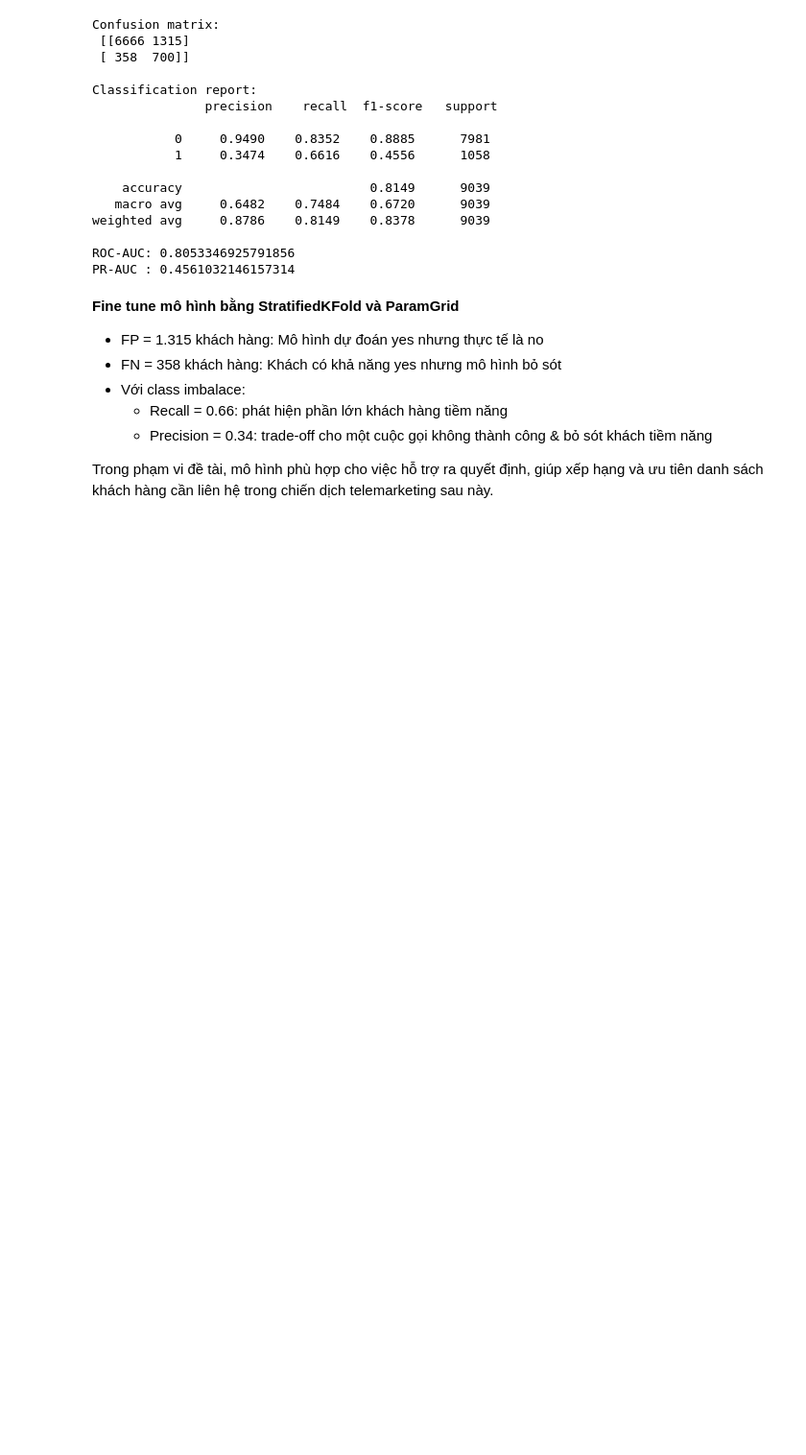
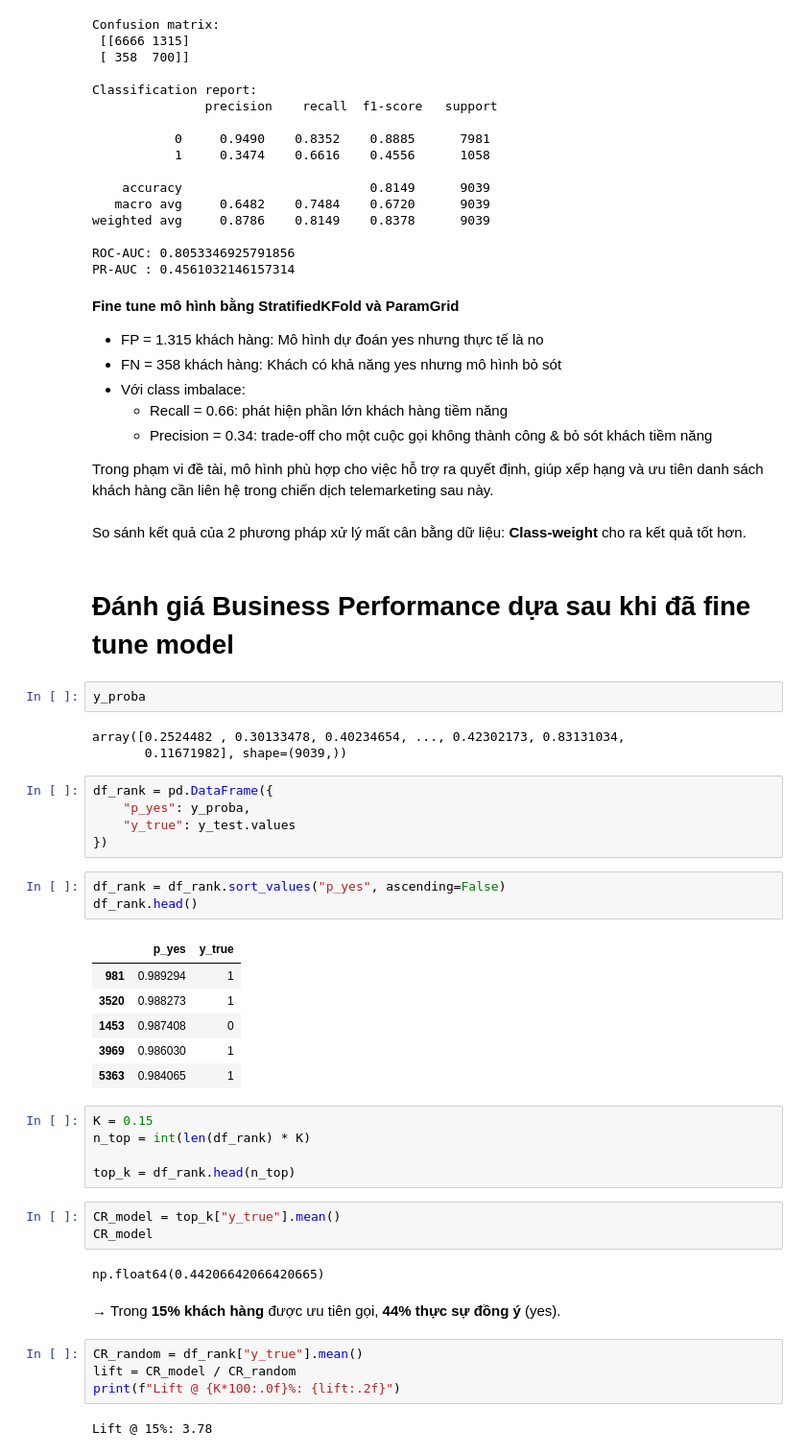
Before and after one commit to NguyenPhanNhatLan/DM, a Jupyter notebook: notebooks/gradient_boosting.ipynb, the cells around one changed output. Shown: that part at 96% size. Cells and saved outputs as stored; diff of their text form; blank space fills up the shorter version.

Commit message:
business performance gradient boosting

```diff
--- a/notebooks/gradient_boosting.ipynb
+++ b/notebooks/gradient_boosting.ipynb
@@ -332,3 +335,45 @@ PR-AUC : 0.4561032146157314
     - Precision = 0.34: trade-off cho một cuộc gọi không thành công & bỏ sót khách tiềm năng
 
 Trong phạm vi đề tài, mô hình phù hợp cho việc hỗ trợ ra quyết định, giúp xếp hạng và ưu tiên danh sách khách hàng cần liên hệ trong chiến dịch telemarketing sau này.
+# %% [markdown]
+So sánh kết quả của 2 phương pháp xử lý mất cân bằng dữ liệu: **Class-weight** cho ra kết quả tốt hơn.
+# %% [markdown]
+# Đánh giá Business Performance dựa sau khi đã fine tune model
+# %%
+y_proba
+# %% [output]
+array([0.2524482 , 0.30133478, 0.40234654, ..., 0.42302173, 0.83131034,
+       0.11671982], shape=(9039,))
+# %%
+df_rank = pd.DataFrame({
+    "p_yes": y_proba,
+    "y_true": y_test.values
+})
+# %%
+df_rank = df_rank.sort_values("p_yes", ascending=False)
+df_rank.head()
+# %% [output]
+|  | p_yes | y_true |
+| 981 | 0.989294 | 1 |
+| 3520 | 0.988273 | 1 |
+| 1453 | 0.987408 | 0 |
+| 3969 | 0.986030 | 1 |
+| 5363 | 0.984065 | 1 |
+# %%
+K = 0.15
+n_top = int(len(df_rank) * K)
+
+top_k = df_rank.head(n_top)
+# %%
+CR_model = top_k["y_true"].mean()
+CR_model
+# %% [output]
+np.float64(0.44206642066420665)
+# %% [markdown]
+→ Trong **15% khách hàng** được ưu tiên gọi, **44% thực sự đồng ý** (yes).
+# %%
+CR_random = df_rank["y_true"].mean()
+lift = CR_model / CR_random
+print(f"Lift @ {K*100:.0f}%: {lift:.2f}")
+# %% [output]
+Lift @ 15%: 3.78
```
Also changed, not shown: parts of 3 cells of this notebook.
